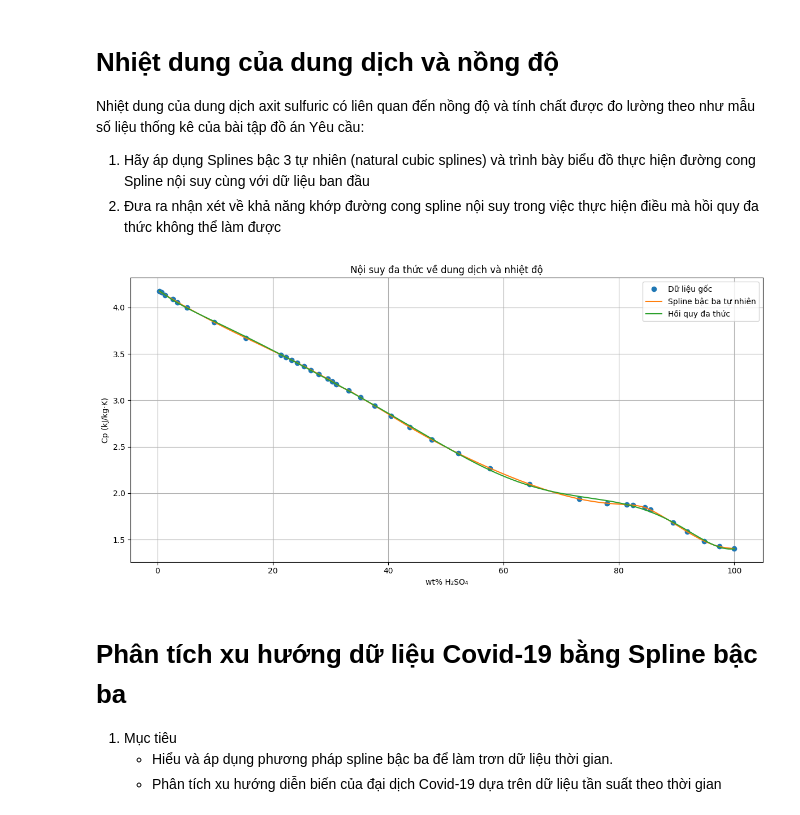
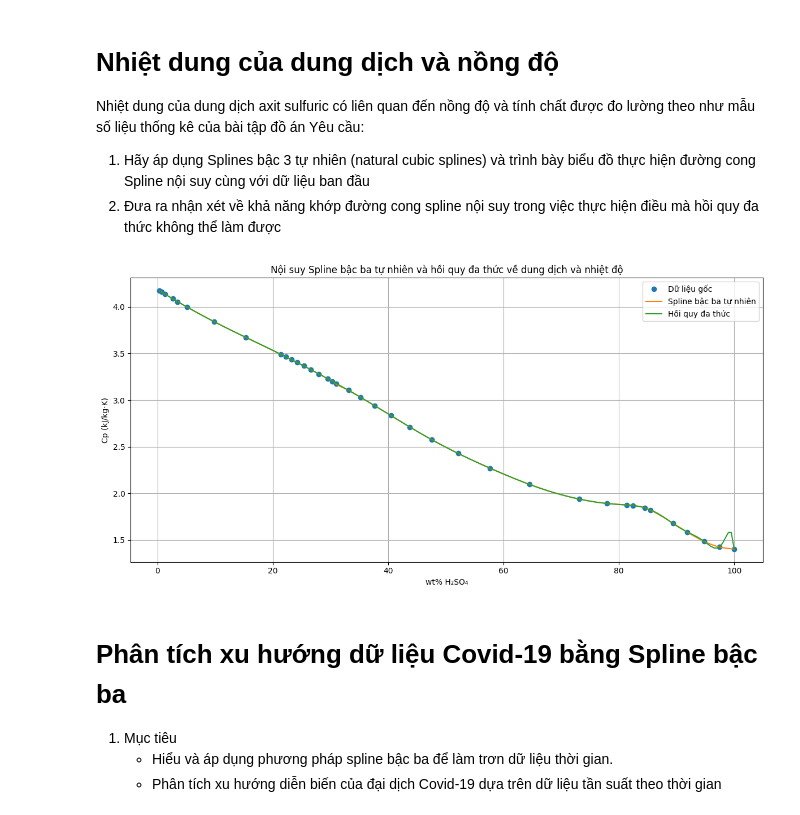
Before and after one commit to AkiraTomori/Interpolation, a Jupyter notebook: Test.ipynb, the cells around one changed output. Saved outputs shown, nothing was run; the diff lists cells and outputs as text; code cells hidden in the pictures.

```diff
--- a/Test.ipynb
+++ b/Test.ipynb
@@ -143,36 +140,36 @@ heat_capacity = np.array(
         4.056, 3.998, 3.842, 3.671,
         3.491, 3.465, 3.435, 3.403,
         3.367, 3.326, 3.281, 3.231,
         3.202, 3.173, 3.107, 3.030,
         2.940, 2.834, 2.711, 2.576,
         2.429, 2.269, 2.098, 1.938,
         1.892, 1.876, 1.870, 1.846,
         1.820, 1.681, 1.586, 1.484,
         1.425, 1.403
     ], dtype=float
 )
 spline_model = NaturalCubicSpline(weight_percent, heat_capacity)
 wp_new_spline = np.linspace(min(weight_percent), max(weight_percent), 200)
 hc_new_spline = [spline_model.interpolate(xi) for xi in wp_new_spline]
 
-degree = 8
+degree = 42
 polynominal_model = PolynominalRegression(weight_percent, heat_capacity, degree)
 wp_new_regression = np.linspace(min(weight_percent), max(weight_percent), 200)
 hc_new_regression = [polynominal_model.predict(xi) for xi in wp_new_regression]
 
 plot_interpolation_results(
     x_original=weight_percent,
     y_original=heat_capacity,
     x_spline=wp_new_spline,
     y_spline=hc_new_spline,
     x_regression=wp_new_regression,
     y_regression=hc_new_regression,
     xlabel='wt% H₂SO₄',
     ylabel='Cp (kJ/kg·K)',
-    title='Nội suy đa thức về dung dịch và nhiệt độ'
+    title='Nội suy Spline bậc ba tự nhiên và hồi quy đa thức về dung dịch và nhiệt độ'
 )
 # %% [output]
-[figure, old version]
+[figure, new version]
 # %% [markdown]
 # Phân tích xu hướng dữ liệu Covid-19 bằng Spline bậc ba
 1. Mục tiêu
```
Also changed, not shown: parts of 3 cells of this notebook.
